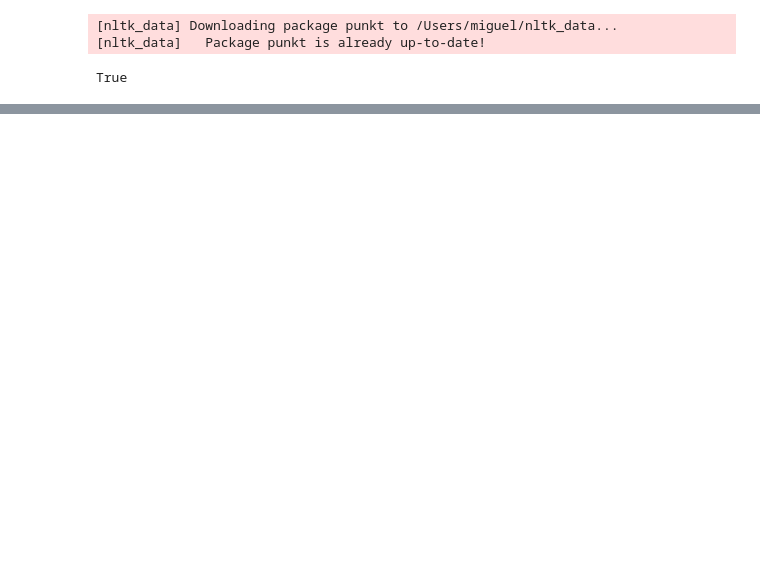
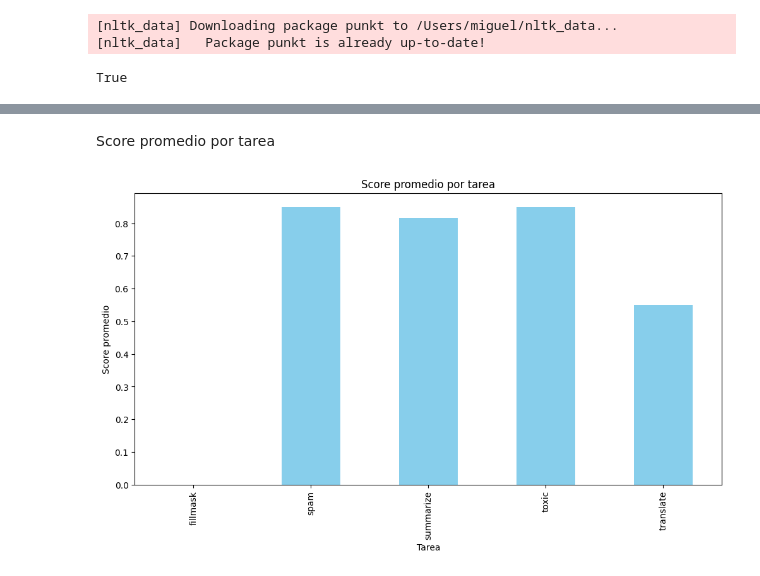
Before and after one commit to migromarj/MLE-MT-LM, a Jupyter notebook: MLE-MT-LM.ipynb, the cells around one changed output, grey strips where cells are left out. Drawn from its saved outputs; the diff is of its cells as text; code cells hidden in the pictures; blank space fills up the shorter version.

Commit message:
REFACTOR PROJECT AND ADD VISUALISATIONS

```diff
--- a/MLE-MT-LM.ipynb
+++ b/MLE-MT-LM.ipynb
@@ -269,0 +236,11 @@ Output 2: [{'score': 0.04555308073759079, 'token': 9069, 'token_str': ' god', 's
+# %%
+df = pd.read_csv('./results/results.csv', header=None, names=['Columna1', 'Score', 'Time'])
+
+df[['Task', 'Model', 'Perturbation', 'Attribute']] = df['Columna1'].str.split(' - ', expand=True)
+
+df['Score'] = pd.to_numeric(df['Score'])
+df['Time'] = pd.to_numeric(df['Time'])
+
+df = df.drop(columns=['Columna1'])
+
+df.head()
@@ -269,0 +254,11 @@ Output 2: [{'score': 0.04555308073759079, 'token': 9069, 'token_str': ' god', 's
+# %% [markdown]
+Score promedio por tarea
+# %%
+plt.figure(figsize=(12, 6))
+df.groupby('Task')['Score'].mean().plot(kind='bar', color='skyblue')
+plt.title('Score promedio por tarea')
+plt.xlabel('Tarea')
+plt.ylabel('Score promedio')
+plt.show()
+# %% [output]
+[figure, added]
```
Also changed, not shown: parts of 60 cells of this notebook, 18 other files.
